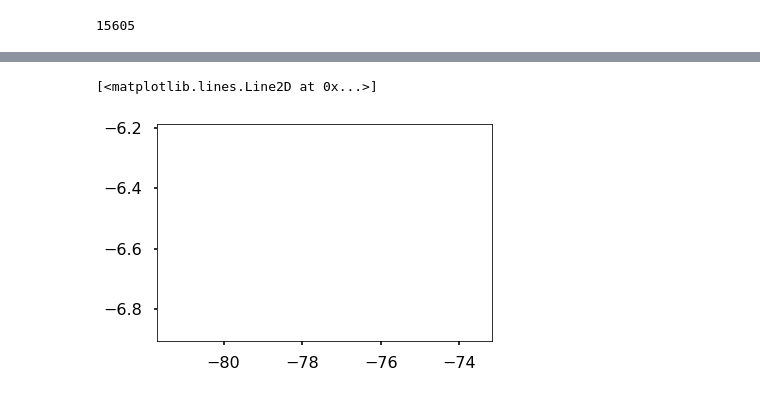
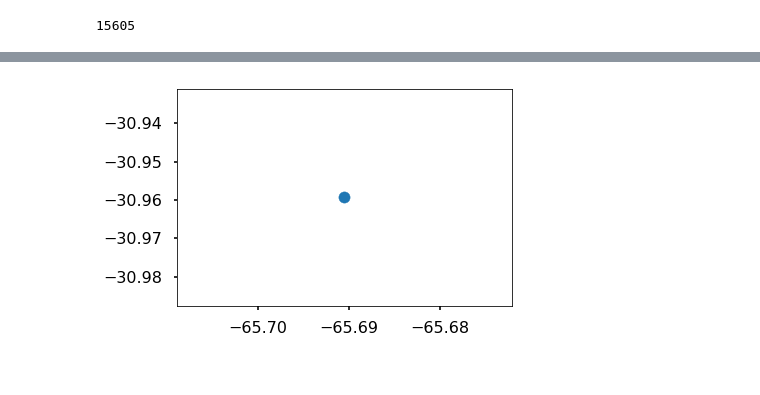
Before and after one commit to dipeshdulal/sentiment_analysis_experiments, a Jupyter notebook: test-3.ipynb, the cells around one changed output, grey strips where cells are left out. Saved outputs shown, nothing was run; the diff lists cells and outputs as text; code cells hidden in the pictures.

```diff
--- a/test-3.ipynb
+++ b/test-3.ipynb
@@ -82,5 +99,5 @@ array([-77.44046 ,  -6.545823], dtype=float32)
 # %%
-plt.plot(all_word_vector_matrix_2d[100][0], all_word_vector_matrix_2d[100][1])
+plt.scatter(all_word_vector_matrix_2d[100][0], all_word_vector_matrix_2d[100][1])
+plt.show()
 # %% [output]
-[<matplotlib.lines.Line2D at 0x...>]
-[figure, old version]
+[figure, new version]
```
Also changed, not shown: parts of 14 cells of this notebook, 19 other files.
